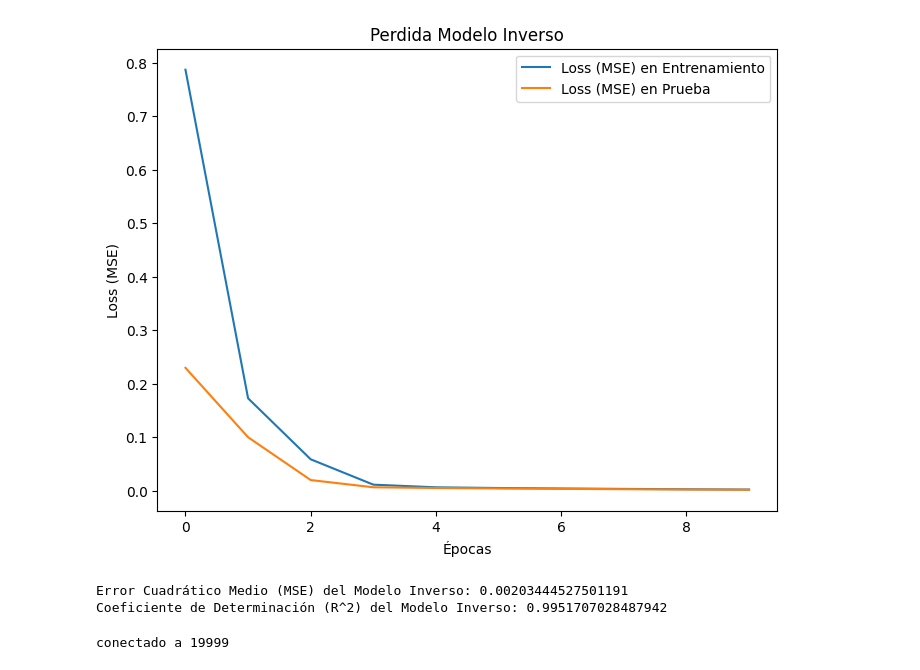
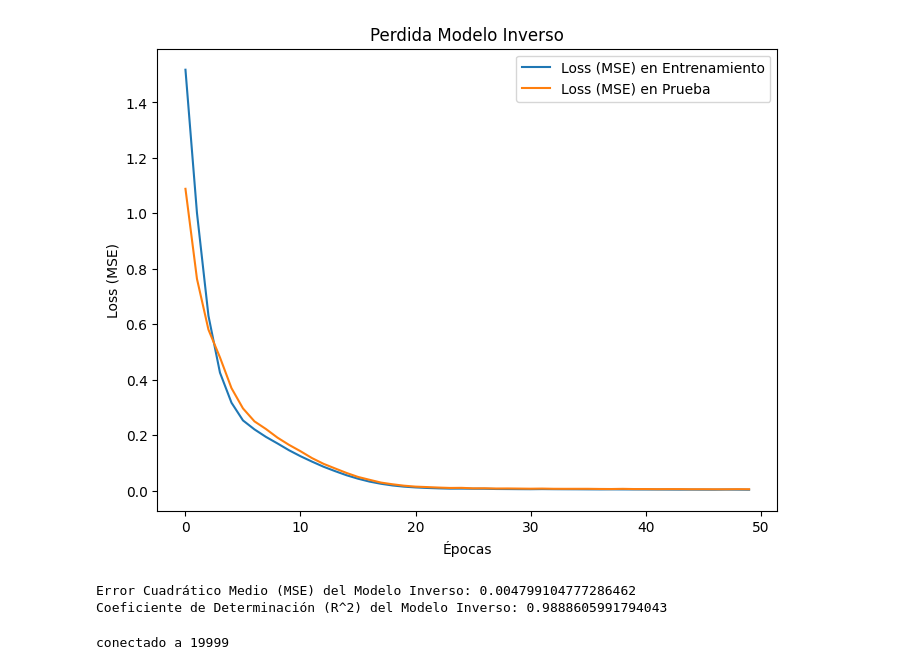
Before and after one commit to jorge-conejeros/Quadruped-Robot, a Jupyter notebook: testing.ipynb, the cells around one changed output. Saved outputs shown, nothing was run; the diff lists cells and outputs as text; code cells hidden in the pictures.

```diff
--- a/testing.ipynb
+++ b/testing.ipynb
@@ -72,6 +72,7 @@ from sklearn.metrics import mean_squared_error, r2_score
 
 # Cargar el dataset
 dataset = pd.read_csv('datos_entrenamiento2.csv')  # Asegúrate de reemplazar 'tu_dataset.csv' con el nombre de tu archivo
+#dataset = pd.read_csv('datos_entrena.csv')  # Asegúrate de reemplazar 'tu_dataset.csv' con el nombre de tu archivo
 
 ######################################################################################################################
 
@@ -103,7 +104,7 @@ modeloInverso.compile(optimizer='adam', loss='mean_squared_error')
 
 # Entrenar el modeloInverso
 print("------------------------------------Entrenamiento Modelo Inverso------------------------------------")
-history = modeloInverso.fit(X_train, y_train, epochs=10, batch_size=64, validation_data=(X_test, y_test), verbose=2)
+history = modeloInverso.fit(X_train, y_train, epochs=50, batch_size=64, validation_data=(X_test, y_test), verbose=2)
 
 # Realizar predicciones en el conjunto de prueba
 y_pred = modeloInverso.predict(X_test)
@@ -111,10 +112,6 @@ y_pred = modeloInverso.predict(X_test)
 # Evaluar el modeloInverso
 mse_inv = mean_squared_error(y_test, y_pred)
 r2_inv = r2_score(y_test, y_pred)
-
-# Evaluar el modeloInverso
-mse_dir = mean_squared_error(X_test, X_pred)
-r2_dir = r2_score(X_test, X_pred)
 
 
 # Visualizar la pérdida durante el entrenamiento
@@ -150,6 +147,6 @@ Epoch 10/10
-[figure, old version]
+[figure, new version]
-Error Cuadrático Medio (MSE) del Modelo Inverso: 0.00203444527501191
-Coeficiente de Determinación (R^2) del Modelo Inverso: 0.9951707028487942
+Error Cuadrático Medio (MSE) del Modelo Inverso: 0.004799104777286462
+Coeficiente de Determinación (R^2) del Modelo Inverso: 0.9888605991794043
 # %%
 
 def connect(port):
```
Also changed, not shown: parts of 11 cells of this notebook, 5 other files.
